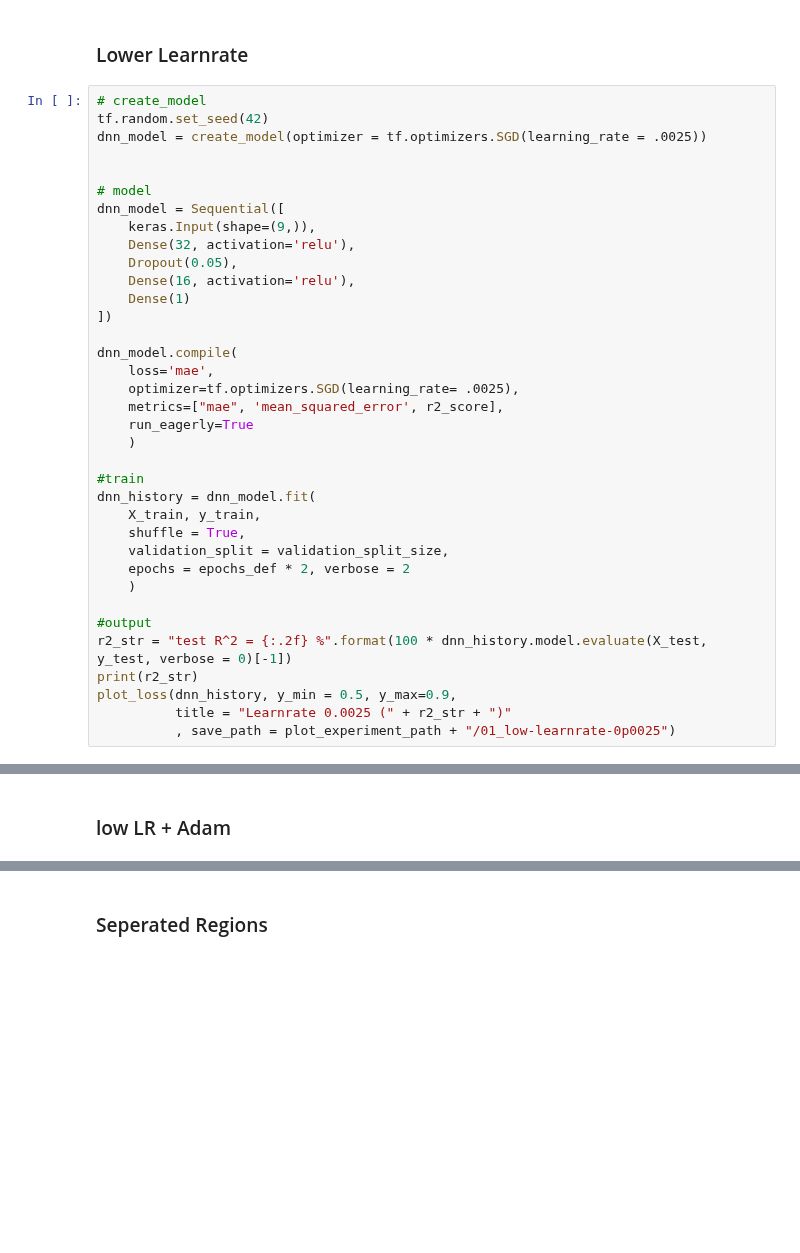
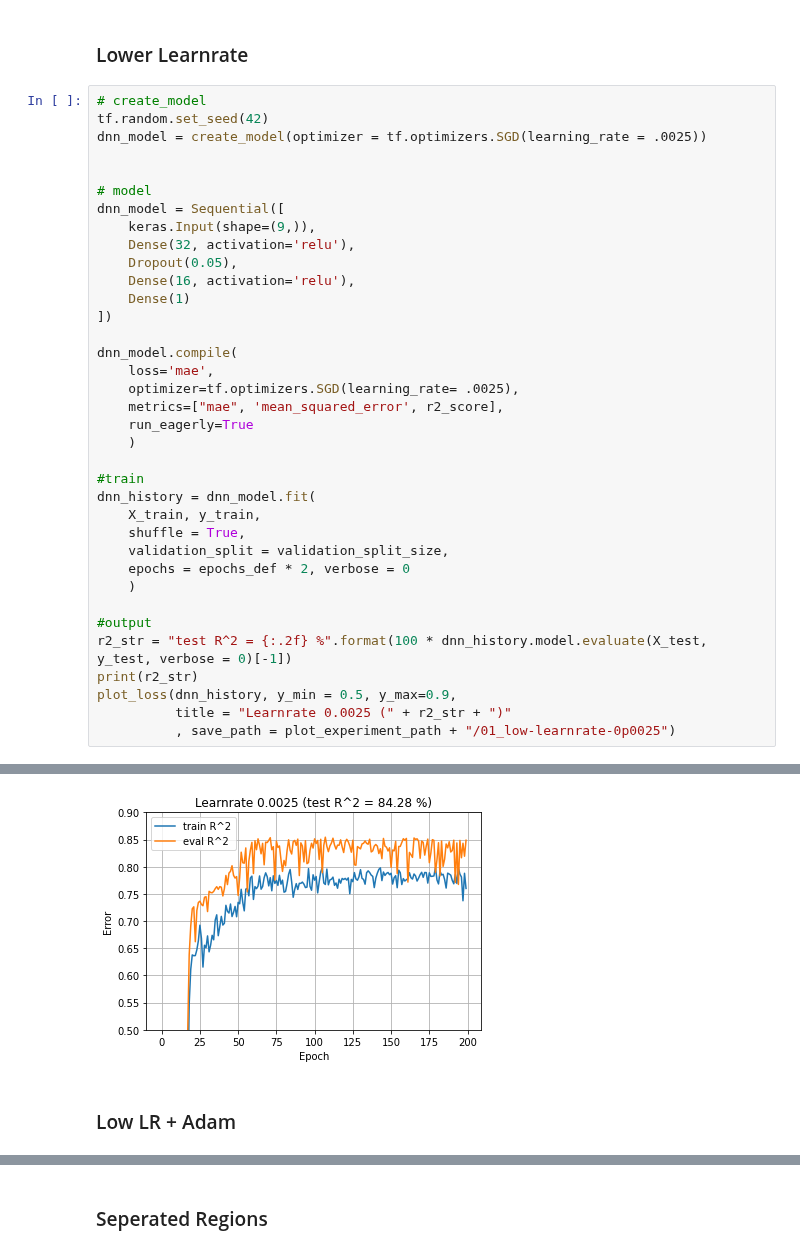
Before and after one commit to tkuentzler/fl-official-statistics-addon-review, a Jupyter notebook: _dev/02_insurance_DNN.ipynb, the cells around one changed output, grey strips where cells are left out. Drawn from its saved outputs; the diff is of its cells as text; blank space fills up the shorter version.

```diff
--- a/_dev/02_insurance_DNN.ipynb
+++ b/_dev/02_insurance_DNN.ipynb
@@ -260,7 +262,7 @@ dnn_history = dnn_model.fit(
     X_train, y_train,
     shuffle = True,
     validation_split = validation_split_size,
-    epochs = epochs_def * 2, verbose = 2
+    epochs = epochs_def * 2, verbose = 0
     )
 
 #output
@@ -290,5 +276,6 @@ Epoch 9/200
+[figure, added]
 # %% [markdown]
-### low LR + Adam
+### Low LR + Adam
 # %%
 # create_model
 tf.random.set_seed(42)
```
Also changed, not shown: parts of 10 cells of this notebook.
